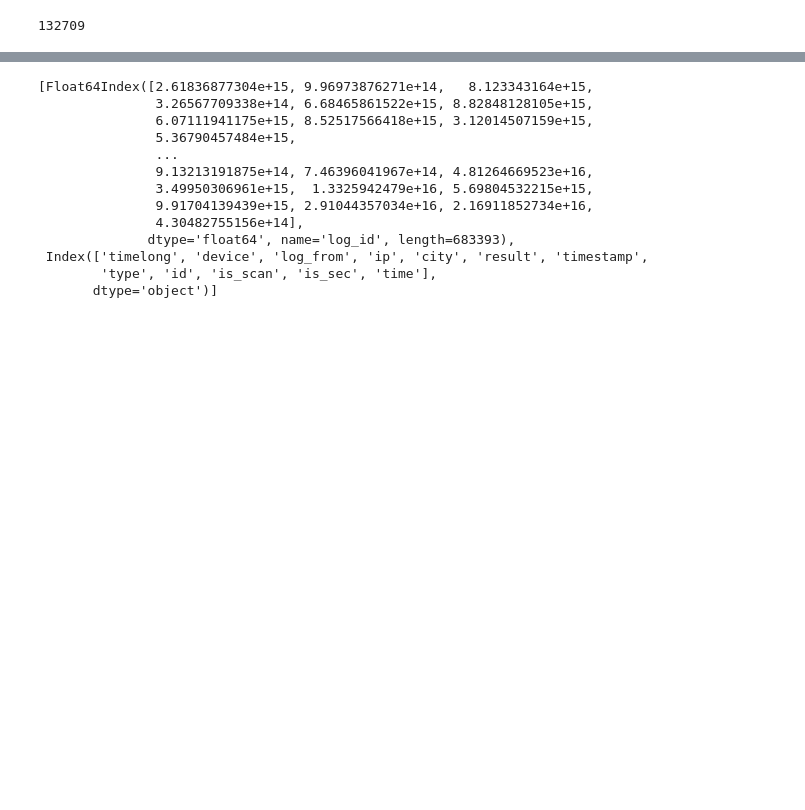
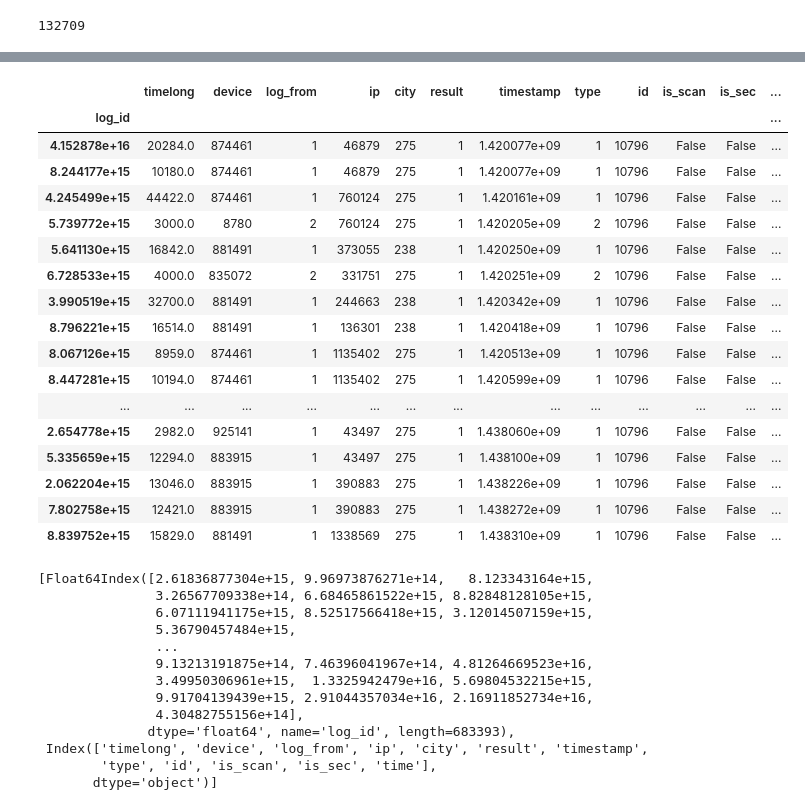
Before and after one commit to tusonggao/Kaggle_code, a Jupyter notebook: jd_contest/jd_contest.ipynb, the cells around one changed output, grey strips where cells are left out. Cells and saved outputs as stored; diff of their text form; code cells hidden in the pictures; blank space fills up the shorter version.

```diff
--- a/jd_contest/jd_contest.ipynb
+++ b/jd_contest/jd_contest.ipynb
@@ -98,11 +91,11 @@ trade_df[trade_df.id==54645].sort_values(by='time', ascending = True)  # 174422
 # %%
-# merged_login_df[merged_login_df.id==54645].sort_values(by='time', ascending = True)
+merged_login_df[merged_login_df.id==10796].sort_values(by='time', ascending = True)
 # merged_login_df.sort_values(by='time', ascending = True)
 #merged_login_df[merged_login_df.device==835072].sort_values(by='time', ascending = True)
 # merged_login_df[merged_login_df.ip==1256768].sort_values(by='time', ascending = True)
 # merged_login_df[merged_login_df.city==238].sort_values(by='time', ascending = True)
 # merged_login_df[merged_login_df.device==833972].sort_values(by='time', ascending = True)
 # merged_login_df[merged_login_df.result==6].sort_values(by='time', ascending = True)
-merged_login_df[merged_login_df.timelong==0.0].sort_values(by='time', ascending = True)
+# merged_login_df[merged_login_df.timelong==0.0].sort_values(by='time', ascending = True)
 # login_test_df[merged_login_df.device==1059981].sort_values(by='time', ascending = True)
 # %% [output]
@@ -126,3 +102,21 @@ log_id
+|  | timelong | device | log_from | ip | city | result | timestamp | type | id | is_scan | is_sec | ... |
+| log_id |  |  |  |  |  |  |  |  |  |  |  | ... |
+| 4.152878e+16 | 20284.0 | 874461 | 1 | 46879 | 275 | 1 | 1.420077e+09 | 1 | 10796 | False | False | ... |
+| 8.244177e+15 | 10180.0 | 874461 | 1 | 46879 | 275 | 1 | 1.420077e+09 | 1 | 10796 | False | False | ... |
+| 4.245499e+15 | 44422.0 | 874461 | 1 | 760124 | 275 | 1 | 1.420161e+09 | 1 | 10796 | False | False | ... |
+| 5.739772e+15 | 3000.0 | 8780 | 2 | 760124 | 275 | 1 | 1.420205e+09 | 2 | 10796 | False | False | ... |
+| 5.641130e+15 | 16842.0 | 881491 | 1 | 373055 | 238 | 1 | 1.420250e+09 | 1 | 10796 | False | False | ... |
+| 6.728533e+15 | 4000.0 | 835072 | 2 | 331751 | 275 | 1 | 1.420251e+09 | 2 | 10796 | False | False | ... |
+| 3.990519e+15 | 32700.0 | 881491 | 1 | 244663 | 238 | 1 | 1.420342e+09 | 1 | 10796 | False | False | ... |
+| 8.796221e+15 | 16514.0 | 881491 | 1 | 136301 | 238 | 1 | 1.420418e+09 | 1 | 10796 | False | False | ... |
+| 8.067126e+15 | 8959.0 | 874461 | 1 | 1135402 | 275 | 1 | 1.420513e+09 | 1 | 10796 | False | False | ... |
+| 8.447281e+15 | 10194.0 | 874461 | 1 | 1135402 | 275 | 1 | 1.420599e+09 | 1 | 10796 | False | False | ... |
+| ... | ... | ... | ... | ... | ... | ... | ... | ... | ... | ... | ... | ... |
+| 2.654778e+15 | 2982.0 | 925141 | 1 | 43497 | 275 | 1 | 1.438060e+09 | 1 | 10796 | False | False | ... |
+| 5.335659e+15 | 12294.0 | 883915 | 1 | 43497 | 275 | 1 | 1.438100e+09 | 1 | 10796 | False | False | ... |
+| 2.062204e+15 | 13046.0 | 883915 | 1 | 390883 | 275 | 1 | 1.438226e+09 | 1 | 10796 | False | False | ... |
+| 7.802758e+15 | 12421.0 | 883915 | 1 | 390883 | 275 | 1 | 1.438272e+09 | 1 | 10796 | False | False | ... |
+| 8.839752e+15 | 15829.0 | 881491 | 1 | 1338569 | 275 | 1 | 1.438310e+09 | 1 | 10796 | False | False | ... |
 # %%
 merged_login_df_new = merged_login_df.copy()
 merged_login_df_new[merged_login_df_new.timelong<=0.0] = np.nan
```
Also changed, not shown: parts of 2 cells of this notebook, 2 other files.
